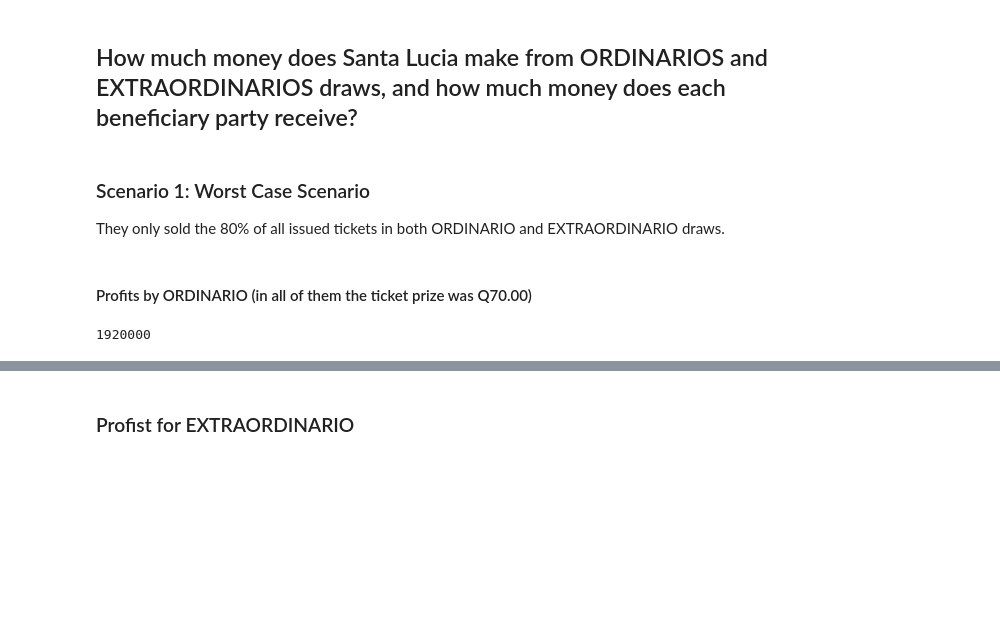
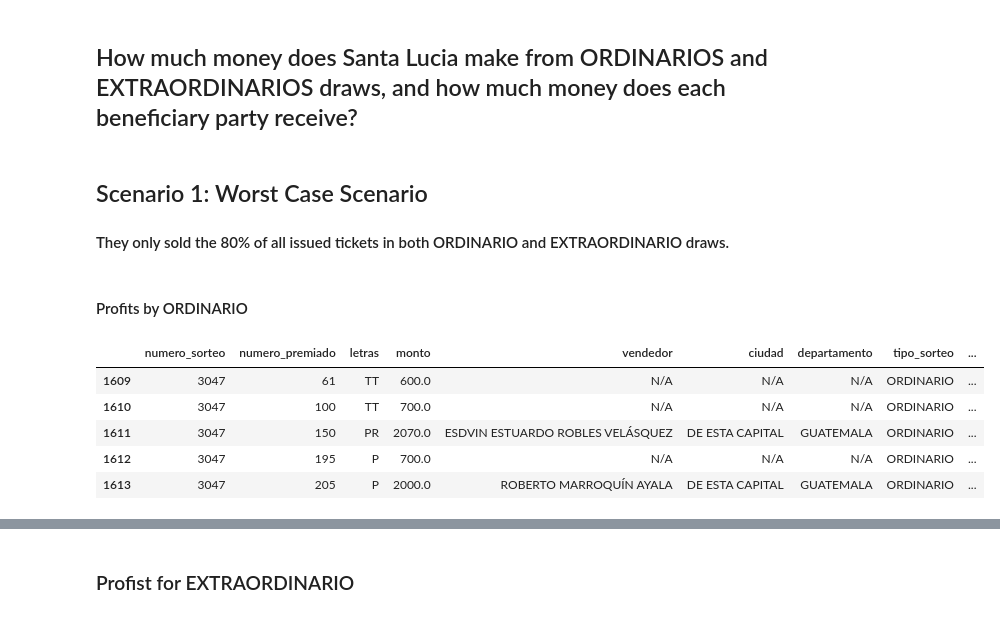
Before and after one commit to AngelDHackerman/santa-lucia-data-analysis-manual, a Jupyter notebook: notebooks/visualization_sorteos_premios.ipynb, the cells around one changed output, grey strips where cells are left out. Saved outputs shown, nothing was run; the diff lists cells and outputs as text; code cells hidden in the pictures; blank space fills up the shorter version.

```diff
--- a/notebooks/visualization_sorteos_premios.ipynb
+++ b/notebooks/visualization_sorteos_premios.ipynb
@@ -285,17 +285,19 @@ def ticket_price(monto_premio):
     elif monto_premio >= 7_000_000:
         return 350
 # %% [markdown]
-### Scenario 1: Worst Case Scenario
-They only sold the 80% of all issued tickets in both ORDINARIO and EXTRAORDINARIO draws.
+## Scenario 1: Worst Case Scenario
+#### They only sold the 80% of all issued tickets in both ORDINARIO and EXTRAORDINARIO draws.
-# %% [markdown]
-#### Profits by ORDINARIO (in all of them the ticket prize was Q70.00)
-# %%
-df_ordinarios
-total_sorteos_ordinarios
-tickets_issued_ordinario
-grand_total_tickets_issued_ordinario
-# %% [output]
-1920000
+# %% [markdown]
+#### Profits by ORDINARIO
+# %%
+df_ordinarios.head()
+# %% [output]
+|  | numero_sorteo | numero_premiado | letras | monto | vendedor | ciudad | departamento | tipo_sorteo | ... |
+| 1609 | 3047 | 61 | TT | 600.0 | N/A | N/A | N/A | ORDINARIO | ... |
+| 1610 | 3047 | 100 | TT | 700.0 | N/A | N/A | N/A | ORDINARIO | ... |
+| 1611 | 3047 | 150 | PR | 2070.0 | ESDVIN ESTUARDO ROBLES VELÁSQUEZ | DE ESTA CAPITAL | GUATEMALA | ORDINARIO | ... |
+| 1612 | 3047 | 195 | P | 700.0 | N/A | N/A | N/A | ORDINARIO | ... |
+| 1613 | 3047 | 205 | P | 2000.0 | ROBERTO MARROQUÍN AYALA | DE ESTA CAPITAL | GUATEMALA | ORDINARIO | ... |
 # %%
 # Extract only the 1st place numbers, number of draw and amount won of the draw
 big_prize_won_ordinario = df_ordinarios[df_ordinarios['numero_premiado'] == df_ordinarios['primer_premio']]
```
Also changed, not shown: parts of 20 cells of this notebook.
